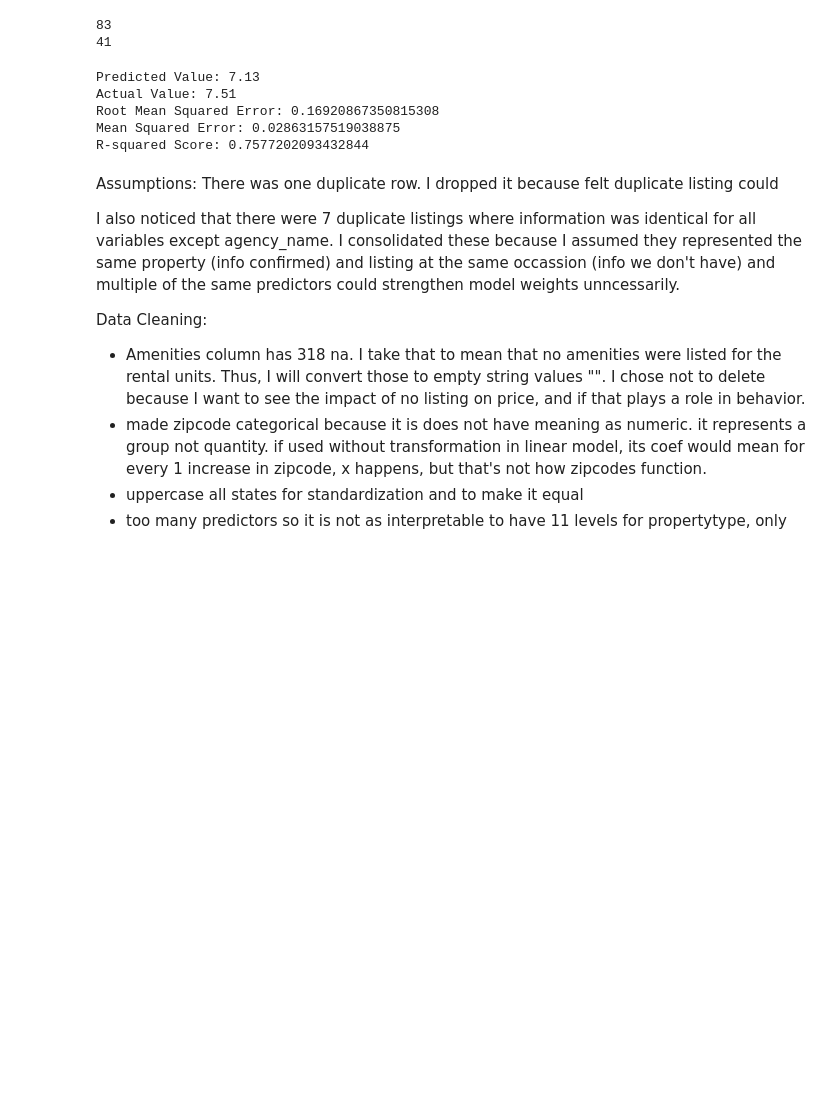
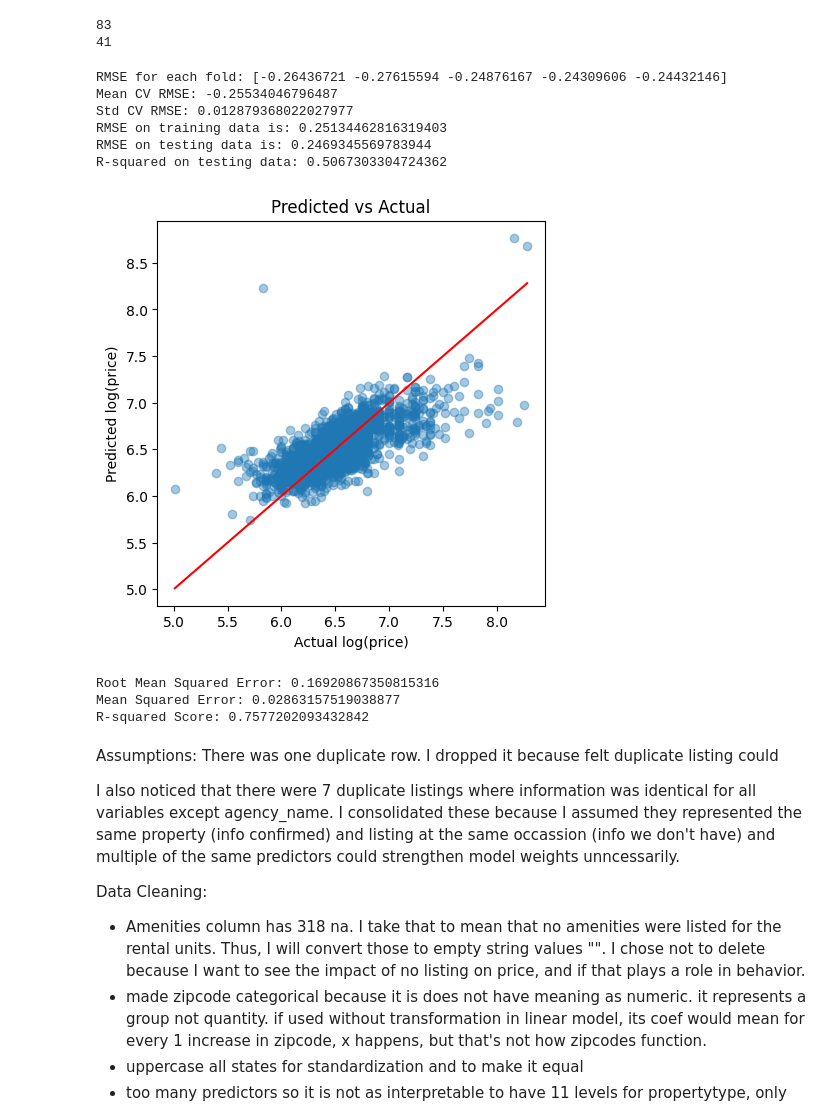
Before and after one commit to milidshah/Australian-Rental-Market-Mili, a Jupyter notebook: AustralianRentalMarket.ipynb, the cells around one changed output. Saved outputs shown, nothing was run; the diff lists cells and outputs as text; code cells hidden in the pictures; blank space fills up the shorter version.

Commit message:
finished random forest model! visualize results and do write up next

```diff
--- a/AustralianRentalMarket.ipynb
+++ b/AustralianRentalMarket.ipynb
@@ -266,49 +268,44 @@ print("Std CV RMSE:", rmse_scores.std())
 
 # fit model
 model.fit(X_train, y_train)
 
 # use model to predict
 y_pred_test = model.predict(X_test)
 y_pred_train = model.predict(X_train)
 
 # RMSE on training data
 RMSE_train = root_mean_squared_error(y_train, y_pred_train)
 print(f"RMSE on training data is: {RMSE_train}")
 
 # RMSE on testing data
 RMSE_test = root_mean_squared_error(y_test, y_pred_test)
 print(f"RMSE on testing data is: {RMSE_test}")
 
-# print r2
+# print correlation coef on testing data
 r2 = r2_score(y_test, y_pred_test)
+print(f"R-squared on testing data: {r2}")
 
 # plot model performance on test set
 plt.figure(figsize=(5,5))
 plt.scatter(y_test, y_pred_test, alpha=0.4)
 
 # prediction line
 plt.plot([y_test.min(), y_test.max()],
          [y_test.min(), y_test.max()],
          color='red')
 
 plt.xlabel("Actual log(price)")
 plt.ylabel("Predicted log(price)")
-plt.title("Predicted vs Actual on Test Data")
+plt.title("Predicted vs Actual")
 plt.show()
-
-# plot model performance on training set
-plt.figure(figsize=(5,5))
-plt.scatter(y_train, y_pred_train, alpha=0.4)
-
-# prediction line
-plt.plot([y_train.min(), y_train.max()],
-         [y_train.min(), y_train.max()],
-         color='red')
-
-plt.xlabel("Actual log(price)")
-plt.ylabel("Predicted log(price)")
-plt.title("Predicted vs Actual on Training Data")
-plt.show()
+# %% [output]
+RMSE for each fold: [-0.26436721 -0.27615594 -0.24876167 -0.24309606 -0.24432146]
+Mean CV RMSE: -0.25534046796487
+Std CV RMSE: 0.012879368022027977
+RMSE on training data is: 0.25134462816319403
+RMSE on testing data is: 0.2469345569783944
+R-squared on testing data: 0.5067303304724362
+[figure, added]
 # %%
 # OLS linear regression not a useful model
 # LINE assumptions not met, and model still displays underfitting
@@ -360,20 +357,13 @@ rmse = root_mean_squared_error(y_test, y_pred_test_forest)
 r2 = r2_score(y_test, y_pred_test_forest)
 
 # print mse and r2
-single_data = X_test.iloc[0].values.reshape(1, -1)
-predicted_value = forest.predict(single_data)
-print(f"Predicted Value: {predicted_value[0]:.2f}")
-print(f"Actual Value: {y_test.iloc[0]:.2f}")
-
 print(f"Root Mean Squared Error: {rmse}")
 print(f"Mean Squared Error: {mse}")
 print(f"R-squared Score: {r2}")
 # %% [output]
-Predicted Value: 7.13
-Actual Value: 7.51
-Root Mean Squared Error: 0.16920867350815308
-Mean Squared Error: 0.02863157519038875
-R-squared Score: 0.7577202093432844
+Root Mean Squared Error: 0.16920867350815316
+Mean Squared Error: 0.02863157519038877
+R-squared Score: 0.7577202093432842
 # %% [markdown]
 Assumptions:
 There was one duplicate row. I dropped it because felt duplicate listing could
```
Also changed, not shown: parts of 4 cells of this notebook.
